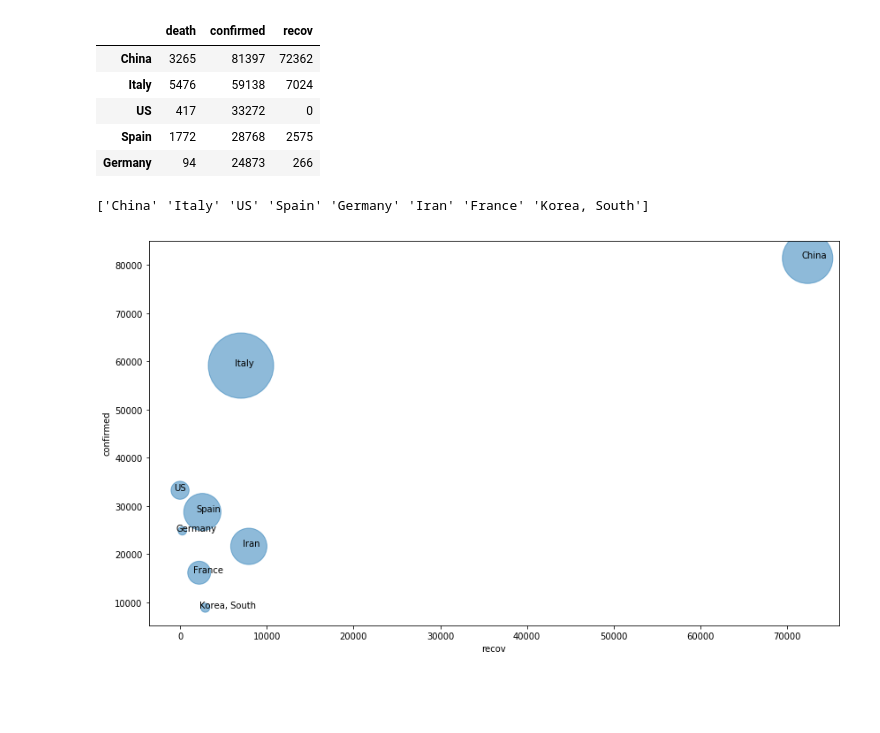
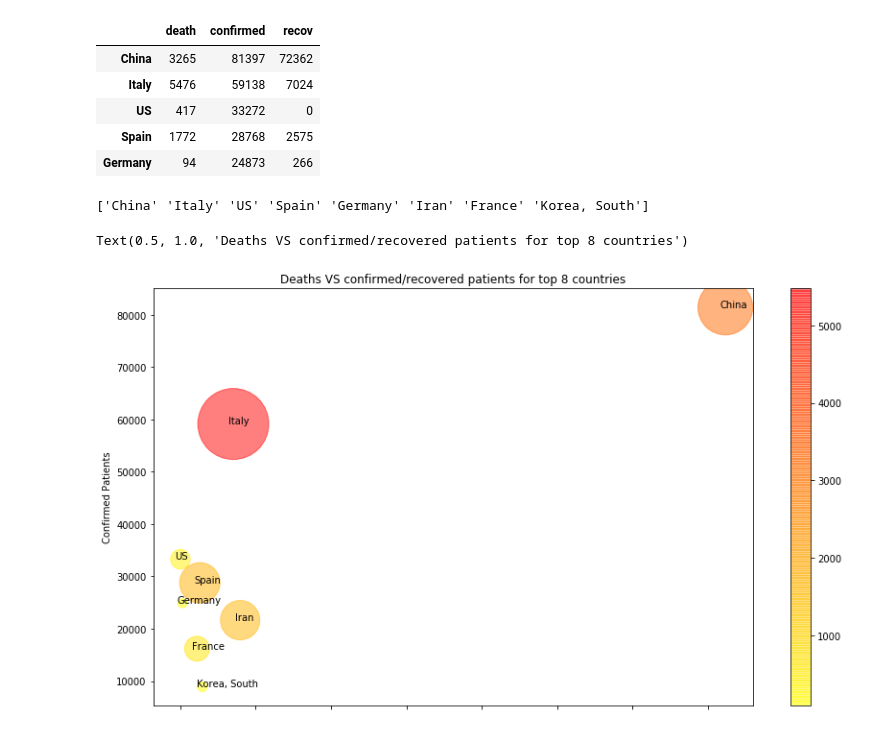
Before and after one commit to UmaidBinZubair/COVID-19, a Jupyter notebook: Covid-19.ipynb, the cells around one changed output. Cells and saved outputs as stored; diff of their text form; code cells hidden in the pictures; blank space fills up the shorter version.

```diff
--- a/Covid-19.ipynb
+++ b/Covid-19.ipynb
@@ -20,7 +27,7 @@ df_death.head()
 # %%
-df_death.drop(['Province/State','Lat','Long'],axis = 1,inplace = True)
-df_rec.drop(['Province/State','Lat','Long'],axis = 1,inplace = True)
-df_con.drop(['Province/State','Lat','Long'],axis = 1,inplace = True)
+df_death.drop(['Province/State'],axis = 1,inplace = True)
+df_rec.drop(['Province/State'],axis = 1,inplace = True)
+df_con.drop(['Province/State'],axis = 1,inplace = True)
 # %%
 # df.set_index('Country/Region',inplace = True)
 df_death['Total'] = df_death.sum(axis = 1)
@@ -96,7 +67,7 @@ NameError: name 'df_top' is not defined
 # %%
 data_plot = data.sort_values('confirmed',ascending = False).head(8)
 # %%
-data_plot.reset_index(inplace = True)
+# data_plot.reset_index(inplace = True)
 # %%
 data_plot.head()
 # %% [output]
@@ -109,24 +80,26 @@ data_plot.head()
 # %%
 x = data_plot.recov.values
 y = data_plot.confirmed.values
+t = data_plot.death.values
+
 ax = data_plot.plot(kind='scatter',
                     x='recov',
                     y='confirmed',
                     figsize=(14, 8),
-#                     label = data_plot.index.values,
                     alpha=0.5,                  # transparency
-#                     color='green',
                     s=data_plot.death.values,  # pass in weights
+                    c = t,
+                    cmap = 'autumn_r'
                    )
-# ax.scatter()
-
 n = data_plot.index.values
 print(n)
 
-# ax.annotate('China',(72362,81397))
 for i, txt in enumerate(n):
     ax.annotate(str(txt), (x[i]-700, y[i]))
-#     print(txt,x[i],y[i])
+ax.set_xlabel('Recovered Patients')
+ax.set_ylabel('Confirmed Patients')
+ax.set_title('Deaths VS confirmed/recovered patients for top 8 countries')
 # %% [output]
 ['China' 'Italy' 'US' 'Spain' 'Germany' 'Iran' 'France' 'Korea, South']
+Text(0.5, 1.0, 'Deaths VS confirmed/recovered patients for top 8 countries')
-[figure, old version]
+[figure, new version]
```
Also changed, not shown: parts of 11 cells of this notebook.
